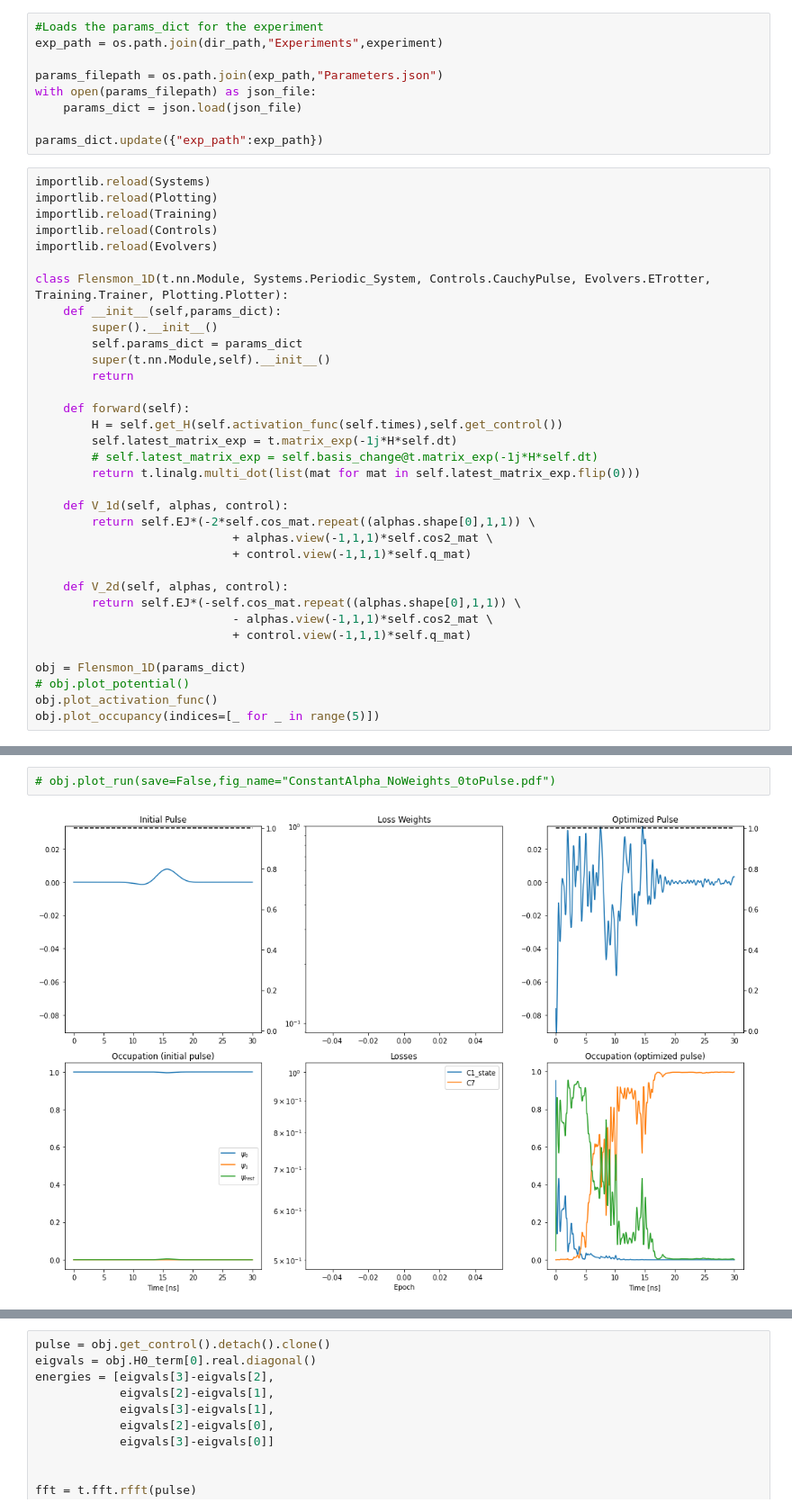
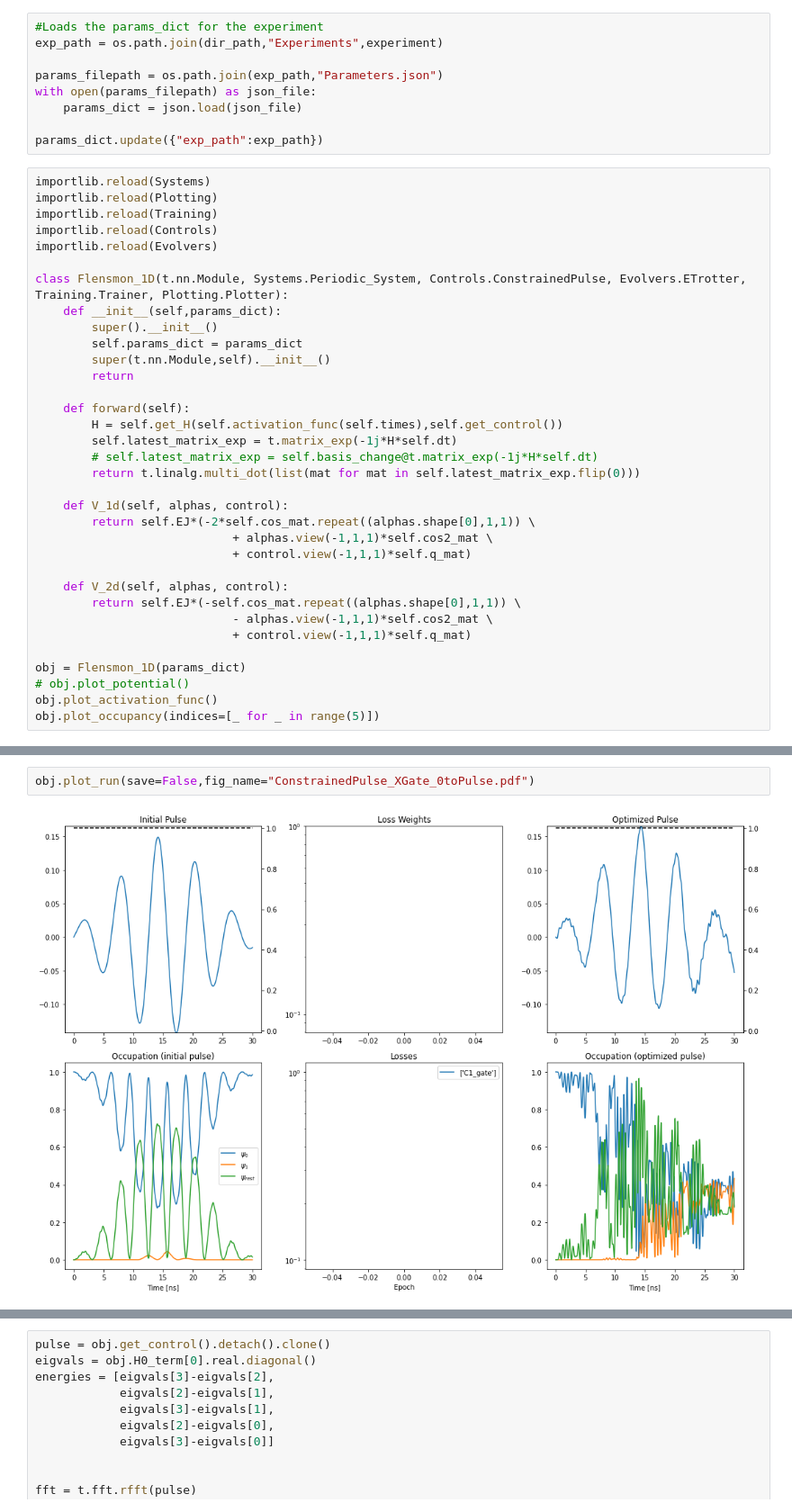
Before and after one commit to Vinther901/Quantum-Optimal-Control, a Jupyter notebook: 1DToyExample/RunExperiments.ipynb, the cells around one changed output, grey strips where cells are left out. Shown at 90% size. Saved outputs shown, nothing was run; the diff lists cells and outputs as text.

Commit message:
Tried synthesizing gates for 2d Flensmon, but the occupation tracks do not seem to be too nice. Will have to look into whether its right or not.

```diff
--- a/1DToyExample/RunExperiments.ipynb
+++ b/1DToyExample/RunExperiments.ipynb
@@ -35,7 +35,7 @@ importlib.reload(Training)
 importlib.reload(Controls)
 importlib.reload(Evolvers)
 
-class Flensmon_1D(t.nn.Module, Systems.Periodic_System, Controls.CauchyPulse, Evolvers.ETrotter, Training.Trainer, Plotting.Plotter):
+class Flensmon_1D(t.nn.Module, Systems.Periodic_System, Controls.ConstrainedPulse, Evolvers.ETrotter, Training.Trainer, Plotting.Plotter):
     def __init__(self,params_dict):
         super().__init__()
         self.params_dict = params_dict
@@ -78,4 +75,4 @@ Ended at step: 808, with loss: 0.14214247465133667 and runtime: 226.385751962661
 # %%
-# obj.plot_run(save=False,fig_name="ConstantAlpha_NoWeights_0toPulse.pdf")
+obj.plot_run(save=False,fig_name="ConstrainedPulse_XGate_0toPulse.pdf")
 # %% [output]
-[figure, old version]
+[figure, new version]
```
Also changed, not shown: parts of 11 cells of this notebook, 8 other files.
